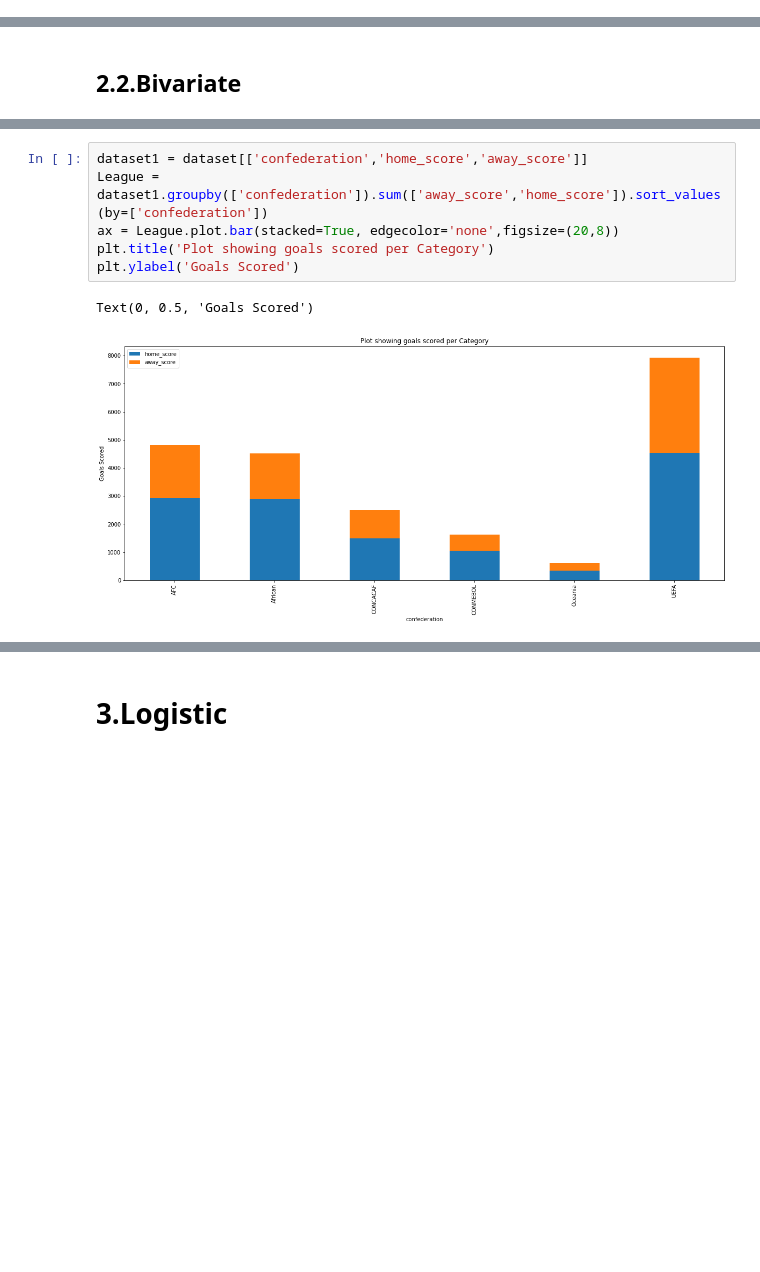
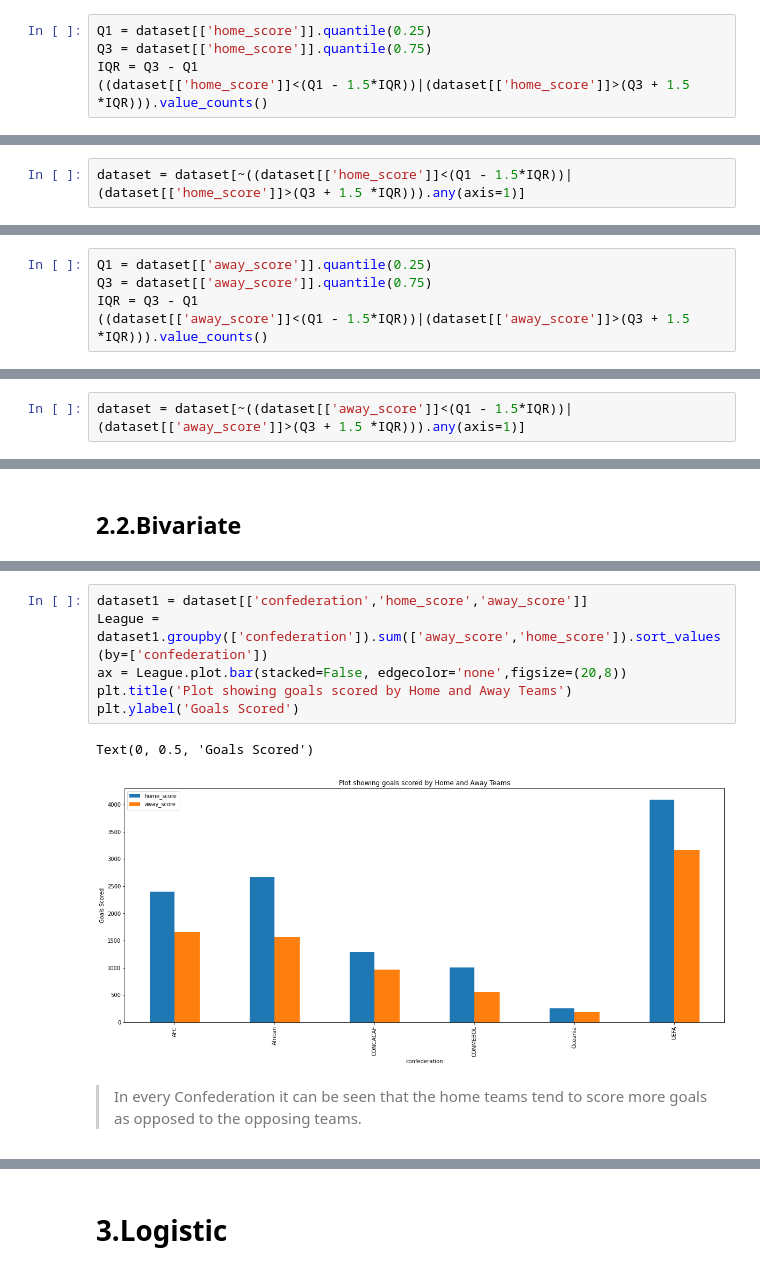
Before and after one commit to nyamskamau/Fifa-Dataset-Week-6, a Jupyter notebook: Week_6_Fifa_Prediction_Dataset.ipynb, the cells around one changed output, grey strips where cells are left out. Saved outputs shown, nothing was run; the diff lists cells and outputs as text; blank space fills up the shorter version.

```diff
--- a/Week_6_Fifa_Prediction_Dataset.ipynb
+++ b/Week_6_Fifa_Prediction_Dataset.ipynb
@@ -375,0 +454,5 @@ dataset.boxplot('home_score',figsize=(10,5))
+# %%
+Q1 = dataset[['home_score']].quantile(0.25)
+Q3 = dataset[['home_score']].quantile(0.75)
+IQR = Q3 - Q1
+((dataset[['home_score']]<(Q1 - 1.5*IQR))|(dataset[['home_score']]>(Q3 + 1.5 *IQR))).value_counts()
@@ -375,0 +464,2 @@ dataset.boxplot('home_score',figsize=(10,5))
+# %%
+dataset = dataset[~((dataset[['home_score']]<(Q1 - 1.5*IQR))|(dataset[['home_score']]>(Q3 + 1.5 *IQR))).any(axis=1)]
@@ -385,0 +501,5 @@ dataset.boxplot('away_score',figsize=(10,5))
+# %%
+Q1 = dataset[['away_score']].quantile(0.25)
+Q3 = dataset[['away_score']].quantile(0.75)
+IQR = Q3 - Q1
+((dataset[['away_score']]<(Q1 - 1.5*IQR))|(dataset[['away_score']]>(Q3 + 1.5 *IQR))).value_counts()
@@ -385,0 +511,2 @@ dataset.boxplot('away_score',figsize=(10,5))
+# %%
+dataset = dataset[~((dataset[['away_score']]<(Q1 - 1.5*IQR))|(dataset[['away_score']]>(Q3 + 1.5 *IQR))).any(axis=1)]
@@ -452,12 +596,14 @@ Text(0, 0.5, 'Goals Scored')
 # %%
 dataset1 = dataset[['confederation','home_score','away_score']]
 League = dataset1.groupby(['confederation']).sum(['away_score','home_score']).sort_values(by=['confederation'])
-ax = League.plot.bar(stacked=True, edgecolor='none',figsize=(20,8))
-plt.title('Plot showing goals scored per Category')
+ax = League.plot.bar(stacked=False, edgecolor='none',figsize=(20,8))
+plt.title('Plot showing goals scored by Home and Away Teams')
 plt.ylabel('Goals Scored')
 # %% [output]
 Text(0, 0.5, 'Goals Scored')
-[figure, old version]
+[figure, new version]
+# %% [markdown]
+> In every Confederation it can be seen that the home teams tend to score more goals as opposed to the opposing teams.
 # %%
 dataset1 = dataset[['year','home_score','away_score']]
 League = dataset1.groupby(['year']).sum(['away_score','home_score']).sort_values(by=['year'])
```
Also changed, not shown: parts of 127 cells of this notebook.
